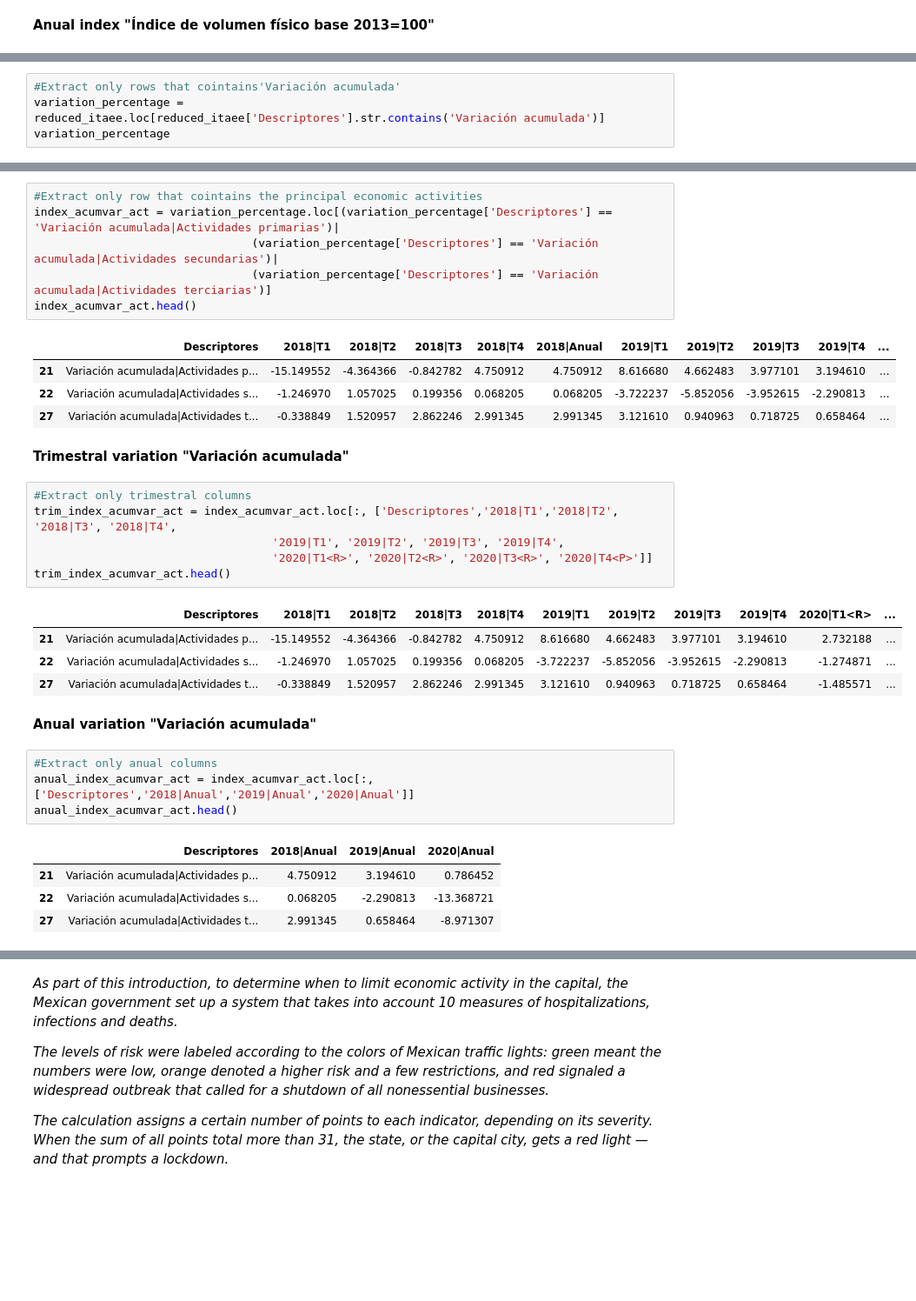
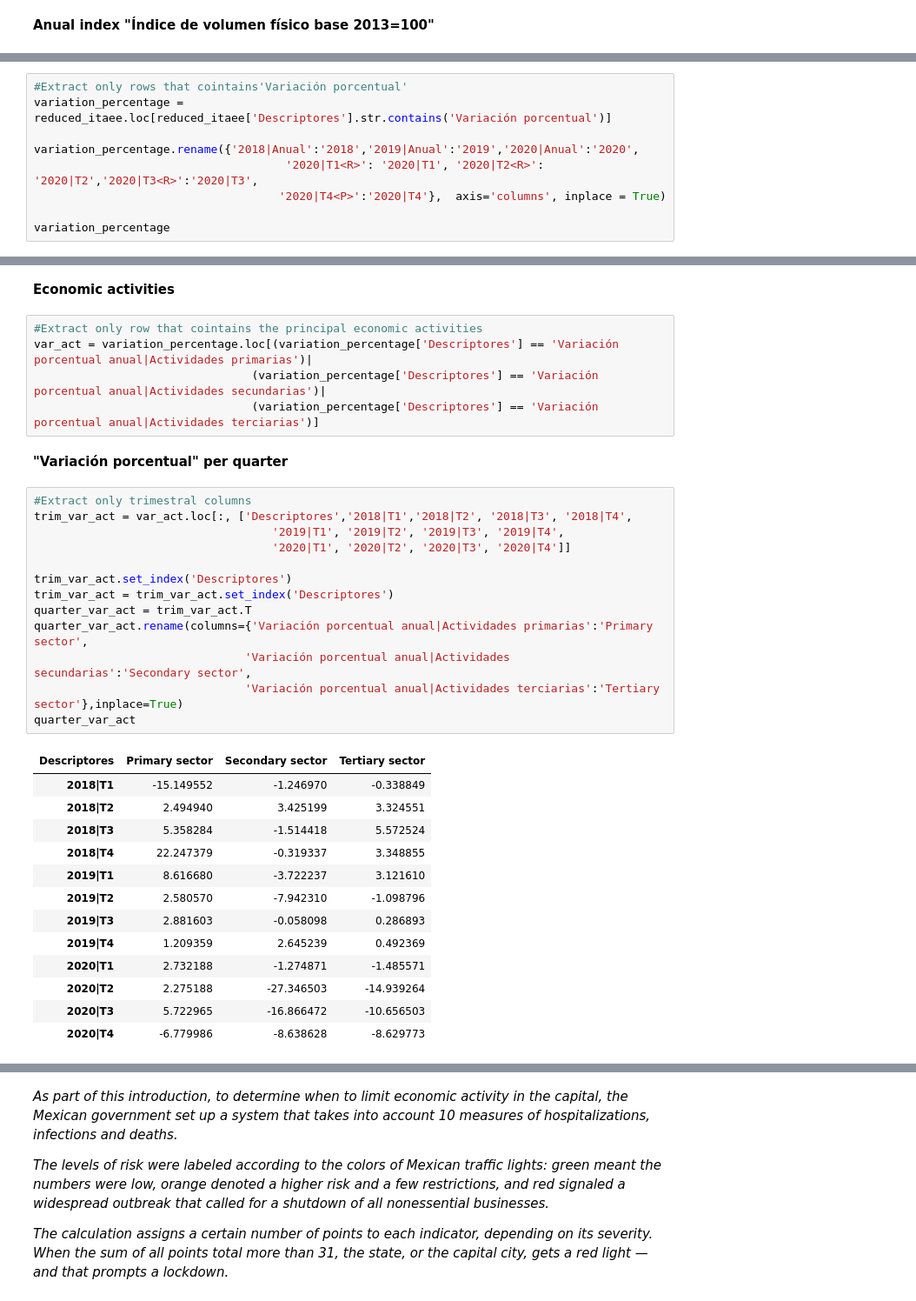
Before and after one commit to martinsingla/data-project, a Jupyter notebook: ec_activity.ipynb, the cells around one changed output, grey strips where cells are left out. Shown: that part at 87% size. Saved outputs shown, nothing was run; the diff lists cells and outputs as text; blank space fills up the shorter version.

```diff
--- a/ec_activity.ipynb
+++ b/ec_activity.ipynb
@@ -128,5 +106,10 @@ anual_index_vol_act.head()
 # %%
-#Extract only rows that cointains'Variación acumulada'
-variation_percentage = reduced_itaee.loc[reduced_itaee['Descriptores'].str.contains('Variación acumulada')]
+#Extract only rows that cointains'Variación porcentual'
+variation_percentage = reduced_itaee.loc[reduced_itaee['Descriptores'].str.contains('Variación porcentual')]
+
+variation_percentage.rename({'2018|Anual':'2018','2019|Anual':'2019','2020|Anual':'2020',
+                                     '2020|T1<R>': '2020|T1', '2020|T2<R>': '2020|T2','2020|T3<R>':'2020|T3',
+                                    '2020|T4<P>':'2020|T4'},  axis='columns', inplace = True)
+
 variation_percentage
 # %% [output]
@@ -144,35 +178,36 @@ variation_percentage
+# %% [markdown]
+**Economic activities**
 # %%
 #Extract only row that cointains the principal economic activities
-index_acumvar_act = variation_percentage.loc[(variation_percentage['Descriptores'] == 'Variación acumulada|Actividades primarias')|
-                                (variation_percentage['Descriptores'] == 'Variación acumulada|Actividades secundarias')|
-                                (variation_percentage['Descriptores'] == 'Variación acumulada|Actividades terciarias')]
-index_acumvar_act.head()
+var_act = variation_percentage.loc[(variation_percentage['Descriptores'] == 'Variación porcentual anual|Actividades primarias')|
+                                (variation_percentage['Descriptores'] == 'Variación porcentual anual|Actividades secundarias')|
+                                (variation_percentage['Descriptores'] == 'Variación porcentual anual|Actividades terciarias')]
-# %% [output]
-|  | Descriptores | 2018|T1 | 2018|T2 | 2018|T3 | 2018|T4 | 2018|Anual | 2019|T1 | 2019|T2 | 2019|T3 | 2019|T4 | ... |
-| 21 | Variación acumulada|Actividades p... | -15.149552 | -4.364366 | -0.842782 | 4.750912 | 4.750912 | 8.616680 | 4.662483 | 3.977101 | 3.194610 | ... |
-| 22 | Variación acumulada|Actividades s... | -1.246970 | 1.057025 | 0.199356 | 0.068205 | 0.068205 | -3.722237 | -5.852056 | -3.952615 | -2.290813 | ... |
-| 27 | Variación acumulada|Actividades t... | -0.338849 | 1.520957 | 2.862246 | 2.991345 | 2.991345 | 3.121610 | 0.940963 | 0.718725 | 0.658464 | ... |
-# %% [markdown]
-**Trimestral variation "Variación acumulada"**
+# %% [markdown]
+**"Variación porcentual" per quarter**
 # %%
 #Extract only trimestral columns
-trim_index_acumvar_act = index_acumvar_act.loc[:, ['Descriptores','2018|T1','2018|T2', '2018|T3', '2018|T4',
+trim_var_act = var_act.loc[:, ['Descriptores','2018|T1','2018|T2', '2018|T3', '2018|T4',
                                    '2019|T1', '2019|T2', '2019|T3', '2019|T4',
-                                   '2020|T1<R>', '2020|T2<R>', '2020|T3<R>', '2020|T4<P>']]
-trim_index_acumvar_act.head()
+                                   '2020|T1', '2020|T2', '2020|T3', '2020|T4']]
+
+trim_var_act.set_index('Descriptores')
+trim_var_act = trim_var_act.set_index('Descriptores')
+quarter_var_act = trim_var_act.T
+quarter_var_act.rename(columns={'Variación porcentual anual|Actividades primarias':'Primary sector',
+                               'Variación porcentual anual|Actividades secundarias':'Secondary sector',
+                               'Variación porcentual anual|Actividades terciarias':'Tertiary sector'},inplace=True)
+quarter_var_act
 # %% [output]
-|  | Descriptores | 2018|T1 | 2018|T2 | 2018|T3 | 2018|T4 | 2019|T1 | 2019|T2 | 2019|T3 | 2019|T4 | 2020|T1<R> | ... |
-| 21 | Variación acumulada|Actividades p... | -15.149552 | -4.364366 | -0.842782 | 4.750912 | 8.616680 | 4.662483 | 3.977101 | 3.194610 | 2.732188 | ... |
-| 22 | Variación acumulada|Actividades s... | -1.246970 | 1.057025 | 0.199356 | 0.068205 | -3.722237 | -5.852056 | -3.952615 | -2.290813 | -1.274871 | ... |
-| 27 | Variación acumulada|Actividades t... | -0.338849 | 1.520957 | 2.862246 | 2.991345 | 3.121610 | 0.940963 | 0.718725 | 0.658464 | -1.485571 | ... |
+| Descriptores | Primary sector | Secondary sector | Tertiary sector |
+| 2018|T1 | -15.149552 | -1.246970 | -0.338849 |
+| 2018|T2 | 2.494940 | 3.425199 | 3.324551 |
+| 2018|T3 | 5.358284 | -1.514418 | 5.572524 |
+| 2018|T4 | 22.247379 | -0.319337 | 3.348855 |
+| 2019|T1 | 8.616680 | -3.722237 | 3.121610 |
+| 2019|T2 | 2.580570 | -7.942310 | -1.098796 |
+| 2019|T3 | 2.881603 | -0.058098 | 0.286893 |
+| 2019|T4 | 1.209359 | 2.645239 | 0.492369 |
+| 2020|T1 | 2.732188 | -1.274871 | -1.485571 |
+| 2020|T2 | 2.275188 | -27.346503 | -14.939264 |
+| 2020|T3 | 5.722965 | -16.866472 | -10.656503 |
+| 2020|T4 | -6.779986 | -8.638628 | -8.629773 |
-# %% [markdown]
-**Anual variation "Variación acumulada"**
-# %%
-#Extract only anual columns
-anual_index_acumvar_act = index_acumvar_act.loc[:, ['Descriptores','2018|Anual','2019|Anual','2020|Anual']]
-anual_index_acumvar_act.head()
-# %% [output]
-|  | Descriptores | 2018|Anual | 2019|Anual | 2020|Anual |
-| 21 | Variación acumulada|Actividades p... | 4.750912 | 3.194610 | 0.786452 |
-| 22 | Variación acumulada|Actividades s... | 0.068205 | -2.290813 | -13.368721 |
-| 27 | Variación acumulada|Actividades t... | 2.991345 | 0.658464 | -8.971307 |
```
Also changed, not shown: parts of 14 cells of this notebook.
